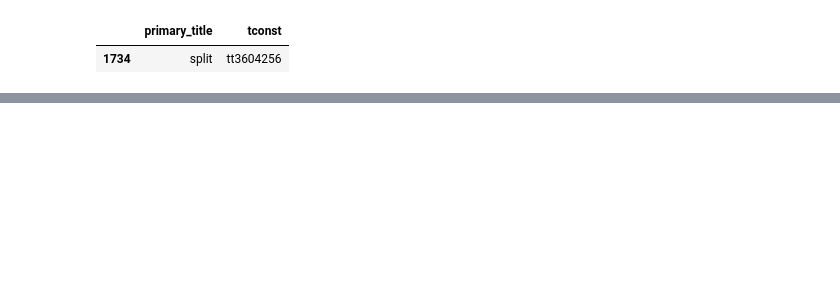
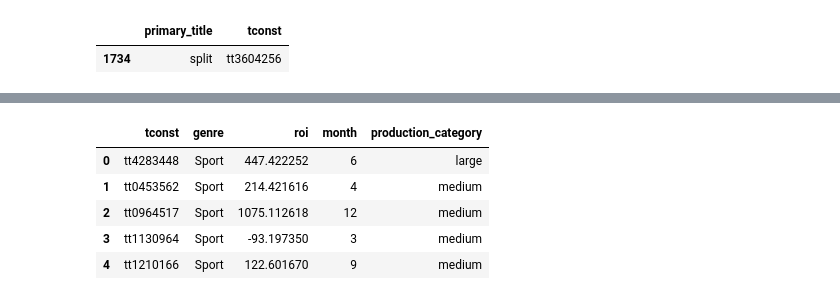
Before and after one commit to SlimHintz/movie-data-eda, a Jupyter notebook: Microsoft-Movie-Studio-EDA.ipynb, the cells around one changed output, grey strips where cells are left out. Drawn from its saved outputs; the diff is of its cells as text; code cells hidden in the pictures; blank space fills up the shorter version.

```diff
--- a/Microsoft-Movie-Studio-EDA.ipynb
+++ b/Microsoft-Movie-Studio-EDA.ipynb
@@ -106,0 +137,9 @@ The trend is that horror movies, thrillers and crime movies generate a great ret
+# %%
+df2.head()
+# %% [output]
+|  | tconst | genre | roi | month | production_category |
+| 0 | tt4283448 | Sport | 447.422252 | 6 | large |
+| 1 | tt0453562 | Sport | 214.421616 | 4 | medium |
+| 2 | tt0964517 | Sport | 1075.112618 | 12 | medium |
+| 3 | tt1130964 | Sport | -93.197350 | 3 | medium |
+| 4 | tt1210166 | Sport | 122.601670 | 9 | medium |
```
Also changed, not shown: parts of 17 cells of this notebook, 3 other files.
